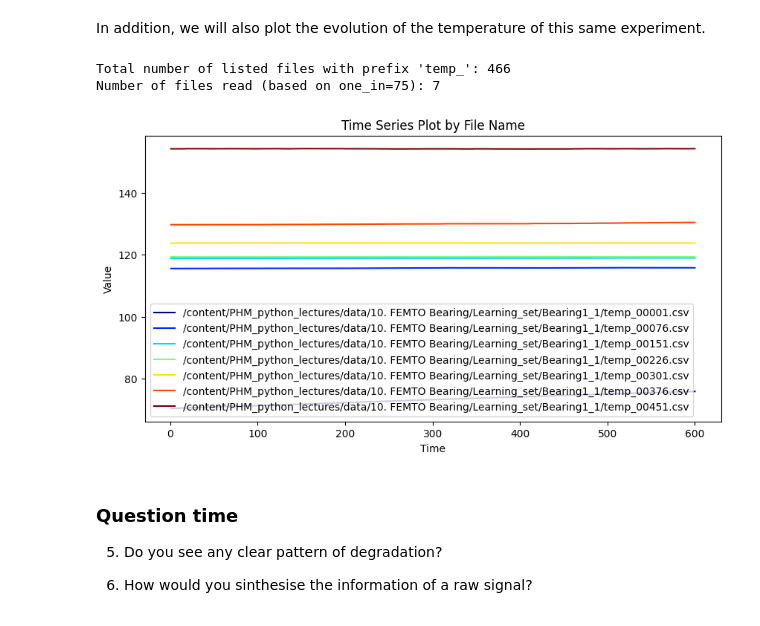
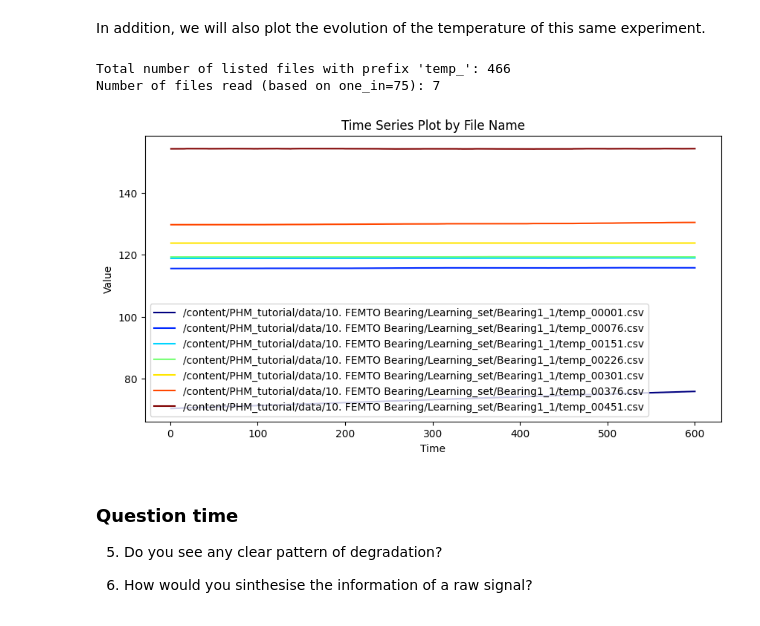
Before and after one commit to klopetx/PHM_tutorial, a Jupyter notebook: src/01_Raw_singal_vis.ipynb, the cells around one changed output. Cells and saved outputs as stored; diff of their text form; code cells hidden in the pictures.

```diff
--- a/src/01_Raw_singal_vis.ipynb
+++ b/src/01_Raw_singal_vis.ipynb
@@ -294,19 +281,19 @@ plot_time_series(df,  target_files, 5)
 In addition, we will also plot the evolution of the temperature of this same experiment.
 # %%
 
-path = "/content/PHM_python_lectures/data/10. FEMTO Bearing/Learning_set/Bearing1_1"
+path = "/content/PHM_tutorial/data/10. FEMTO Bearing/Learning_set/Bearing1_1"
 file_prefix = 'temp_'
 one_in = 75  # Change as needed to read every second, third, etc., file
 
 df = concatenate_files(path, file_prefix, one_in)
 
 target_files = df.file_name.value_counts().index
 
 plot_time_series(df,  target_files, 4)
 # %% [output]
 Total number of listed files with prefix 'temp_': 466
 Number of files read (based on one_in=75): 7
-[figure, old version]
+[figure, new version]
 # %% [markdown]
 
 ### Question time
```
Also changed, not shown: parts of 9 cells of this notebook.
